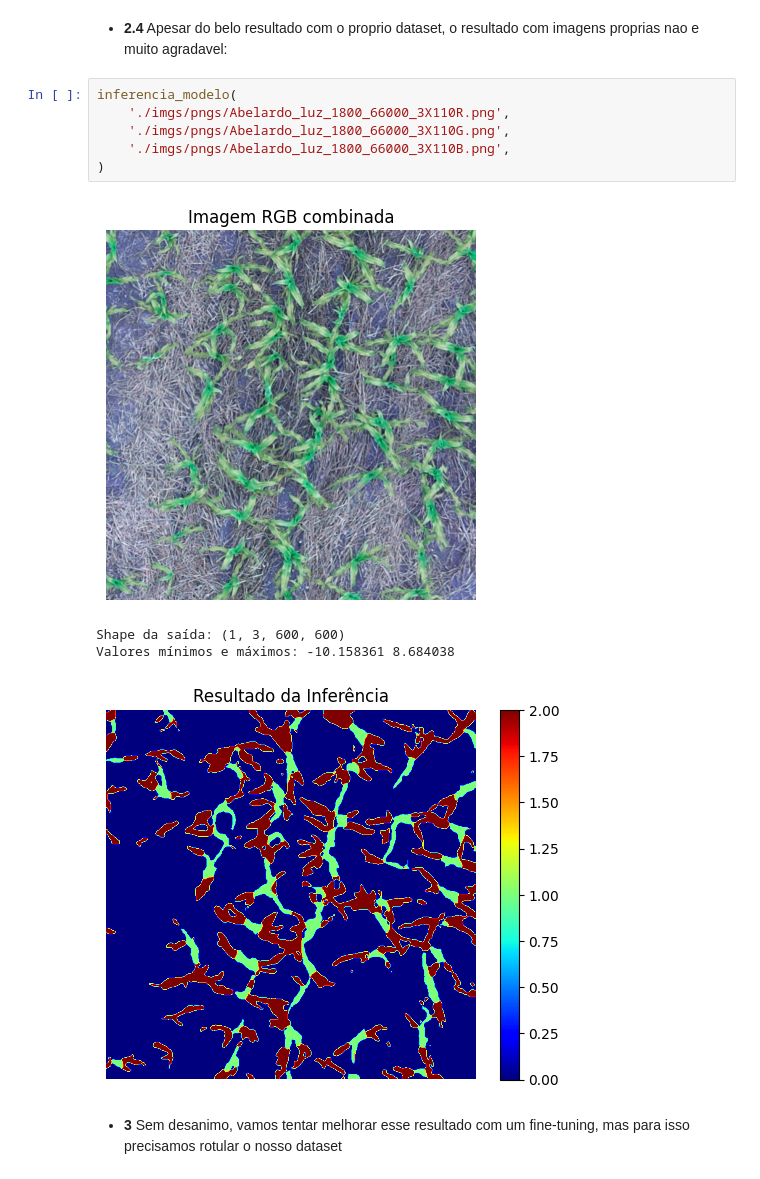
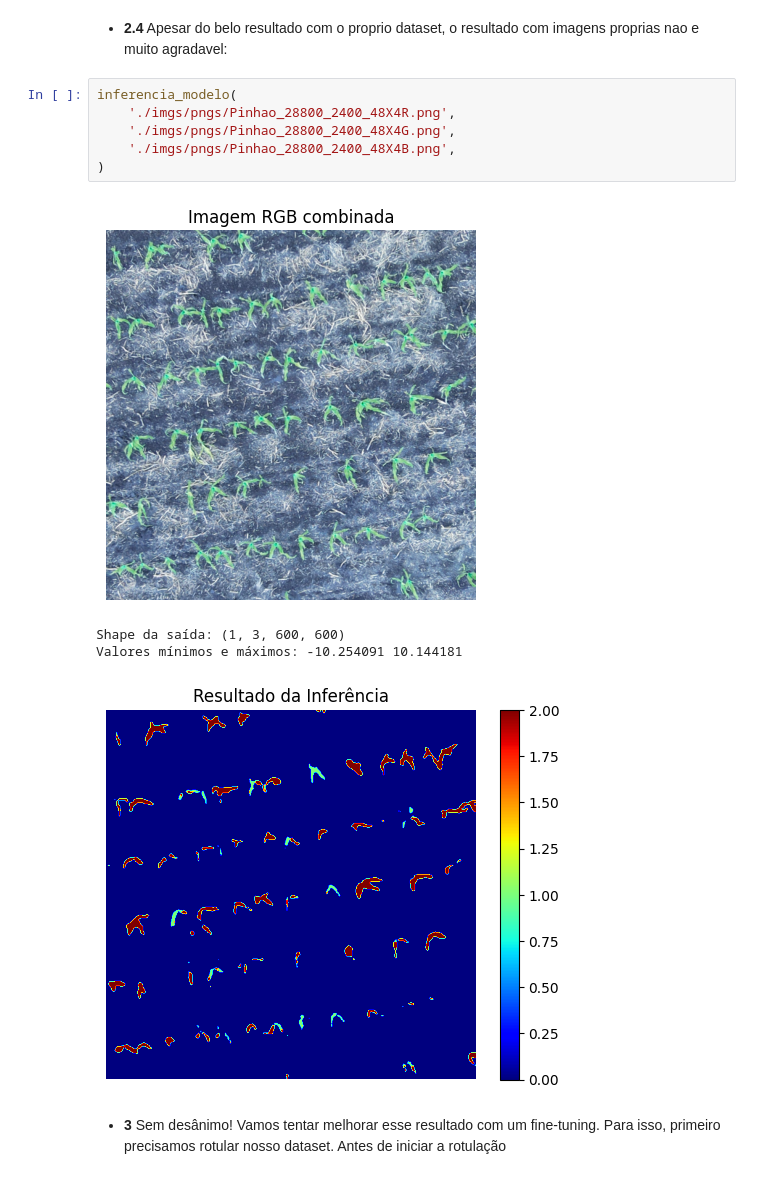
Before and after one commit to AngeloDev-New/IC_Milho_Acompanhamento, a Jupyter notebook: primeirosPassos.ipynb, the cells around one changed output. Cells and saved outputs as stored; diff of their text form.

```diff
--- a/primeirosPassos.ipynb
+++ b/primeirosPassos.ipynb
@@ -259,14 +322,14 @@ Valores mínimos e máximos: -12.390578 10.749633
 * **2.4** Apesar do belo resultado com o proprio dataset, o resultado com imagens proprias nao e muito agradavel:
 # %%
 inferencia_modelo(
-    './imgs/pngs/Abelardo_luz_1800_66000_3X110R.png',
-    './imgs/pngs/Abelardo_luz_1800_66000_3X110G.png',
-    './imgs/pngs/Abelardo_luz_1800_66000_3X110B.png',
+    './imgs/pngs/Pinhao_28800_2400_48X4R.png',
+    './imgs/pngs/Pinhao_28800_2400_48X4G.png',
+    './imgs/pngs/Pinhao_28800_2400_48X4B.png',
 )
 # %% [output]
-[figure, old version]
+[figure, new version]
 Shape da saída: (1, 3, 600, 600)
-Valores mínimos e máximos: -10.158361 8.684038
+Valores mínimos e máximos: -10.254091 10.144181
-[figure, old version]
+[figure, new version]
 # %% [markdown]
-* **3** Sem desanimo, vamos tentar melhorar esse resultado com um fine-tuning, mas para isso precisamos rotular o nosso dataset
+* **3** Sem desânimo! Vamos tentar melhorar esse resultado com um fine-tuning. Para isso, primeiro precisamos rotular nosso dataset. Antes de iniciar a rotulação
```
Also changed, not shown: parts of 1 cell of this notebook.
